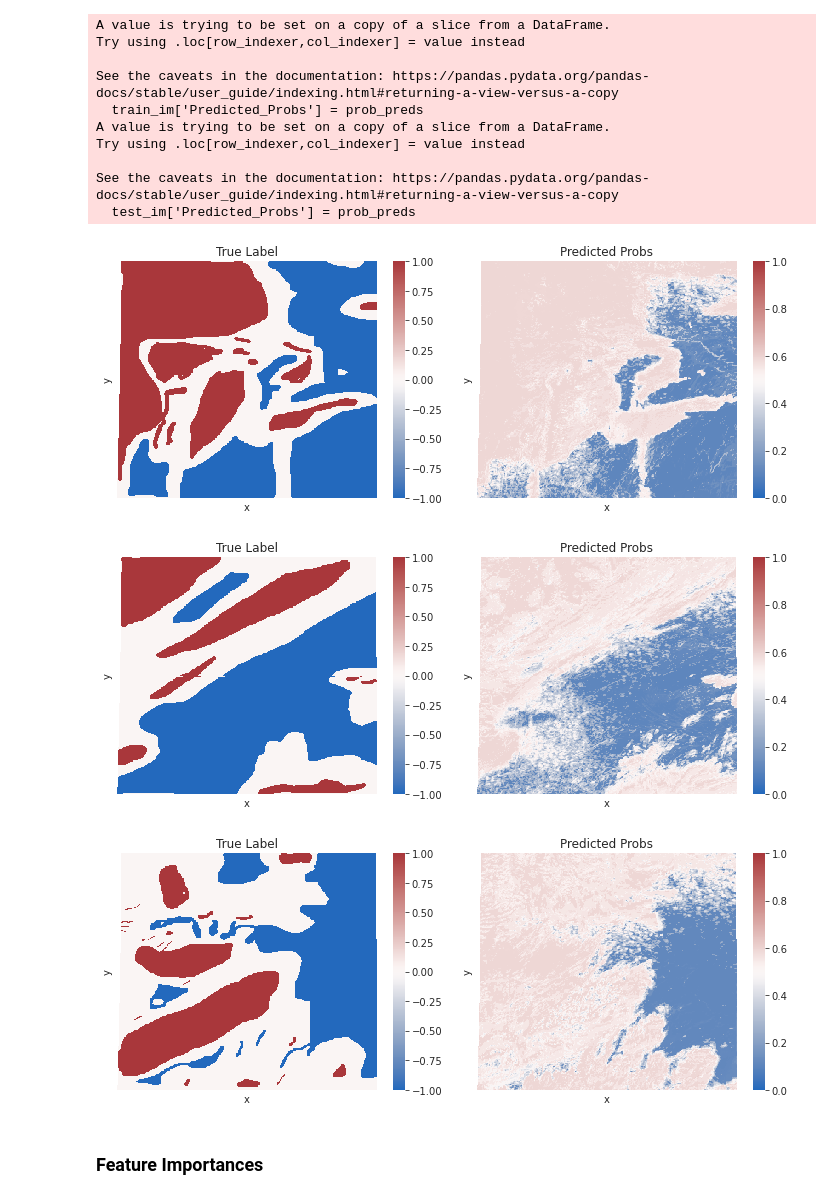
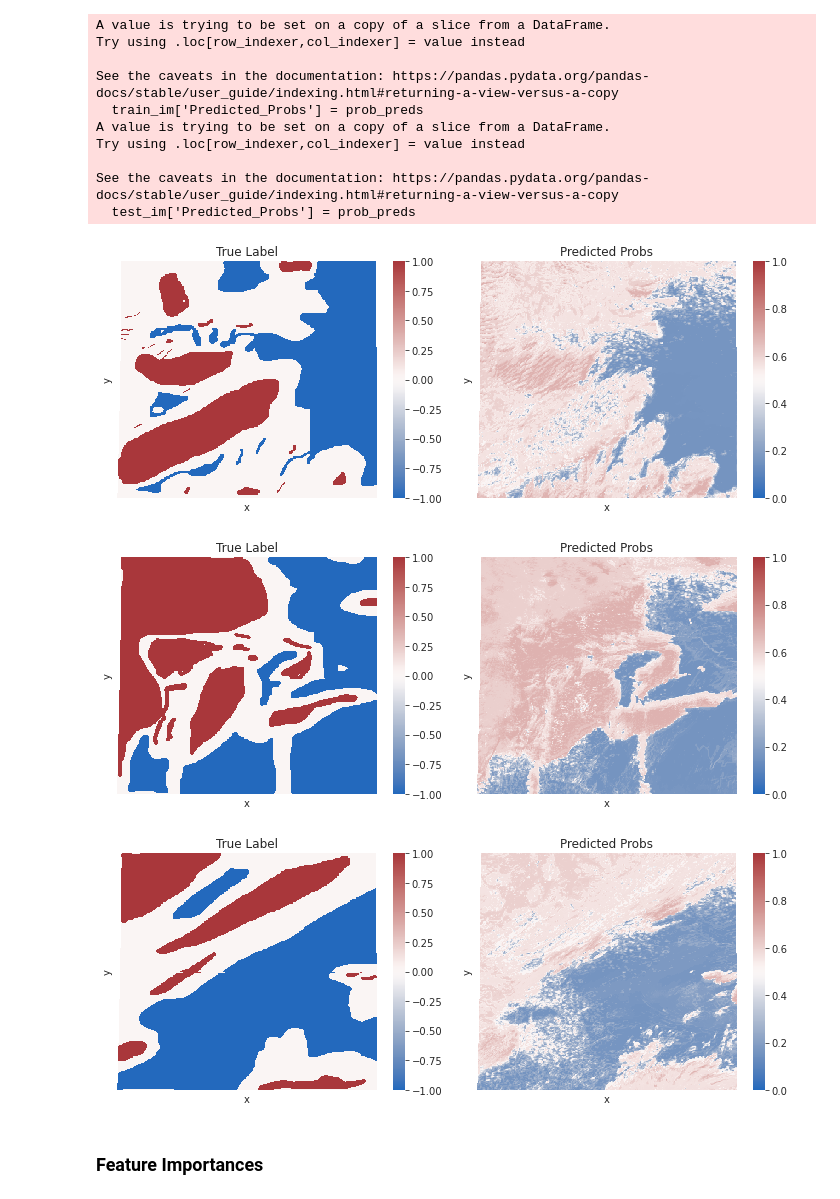
Before and after one commit to WHITSNAK/sta521_proj2, a Jupyter notebook: Section IV - Modeling.ipynb, the cells around one changed output. Cells and saved outputs as stored; diff of their text form; code cells hidden in the pictures.

Commit message:
update alternative plots

```diff
--- a/Section IV - Modeling.ipynb
+++ b/Section IV - Modeling.ipynb
@@ -447,6 +444,15 @@ fig.show()
 ### Prediction vs True Comparison
 # %%
 from plot import plot_heatmap, get_heatmap_data
+# %%
+X_train_1 = image_set[image_set['Image_no'].isin([1, 2])][train_columns]
+y_train_1 = image_set[image_set['Image_no'].isin([1, 2])][['label']]
+
+X_test_1 = image_set[image_set['Image_no'].isin([3])][train_columns]
+y_test_1 = image_set[image_set['Image_no'].isin([3])][['label']]
+
+adaboost_analysis = AdaBoostClassifier(n_estimators=50, learning_rate=0.1)
+adaboost_analysis.fit(X_train_1[train_columns], y_train_1)
 # %%
 COLUMNES = ['y', 'x', 'label', 'ndai', 'sd', 'corr', 'ra_df', 'ra_cf', 'ra_bf', 'ra_af', 'ra_an']
 train_columns = ['ndai', 'sd', 'corr', 'ra_df', 'ra_cf', 'ra_bf', 'ra_af', 'ra_an']
@@ -467,12 +473,12 @@ image_set = pd.concat([imagem1, imagem2, imagem3],0)
 remap_labels = {1: 1, -1: 0, 0: 2}
 image_set['label_remaped'] = image_set['label'].apply(lambda x: remap_labels[x])
 
-train_im = image_set[image_set['Image_no']!=1]
+train_im = image_set[image_set['Image_no']!=3]
 train_im_features = train_im[train_columns]
 prob_preds = adaboost_analysis.predict_proba(train_im_features)[:,1]
 train_im['Predicted_Probs'] = prob_preds
 
-test_im = image_set[image_set['Image_no']==1]
+test_im = image_set[image_set['Image_no']==3]
 test_im_features = test_im[train_columns]
 prob_preds = adaboost_analysis.predict_proba(test_im_features)[:,1]
 test_im['Predicted_Probs'] = prob_preds
@@ -490,7 +496,7 @@ See the caveats in the documentation: https://pandas.pydata.org/pandas-docs/stab
 # %%
 image = test_im.copy()
 
-fig, ax = plt.subplots(1,2,figsize=(5*2, 4))
+fig, ax = plt.subplots(1, 2,figsize=(5*2, 4))
 
 # universial divergent color map
 cmap = sns.color_palette("vlag", as_cmap=True)
@@ -501,24 +507,24 @@ fig.tight_layout()
 fig.show()
 # plt.savefig('statics/ada_test_prob.png')
 # %% [output]
-[figure, old version]
+[figure, new version]
 # %%
-image = train_im[train_im['Image_no']==2].copy()
+image = train_im[train_im['Image_no']==1].copy()
 
 fig, ax = plt.subplots(1,2,figsize=(5*2, 4))
 
 # universial divergent color map
 cmap = sns.color_palette("vlag", as_cmap=True)
 plot_heatmap(get_heatmap_data(image, 'label'), label='True Label', cmap=cmap, ax=ax[0], vmin=-1, vmax=1)
 plot_heatmap(get_heatmap_data(image, 'Predicted_Probs'), label='Predicted Probs', cmap=cmap, ax=ax[1], vmin=0, vmax=1)
 
 fig.tight_layout()
 fig.show()
 # plt.savefig('statics/ada_train_prob1.png')
 # %% [output]
-[figure, old version]
+[figure, new version]
 # %%
-image = train_im[train_im['Image_no']==3].copy()
+image = train_im[train_im['Image_no']==2].copy()
 
 fig, ax = plt.subplots(1,2,figsize=(5*2, 4))
 
@@ -531,7 +537,7 @@ fig.tight_layout()
 fig.show()
 # plt.savefig('statics/ada_train_prob2.png')
 # %% [output]
-[figure, old version]
+[figure, new version]
 # %% [markdown]
 ### Feature Importances
 # %%
```
Also changed, not shown: parts of 6 cells of this notebook, 6 other files.
